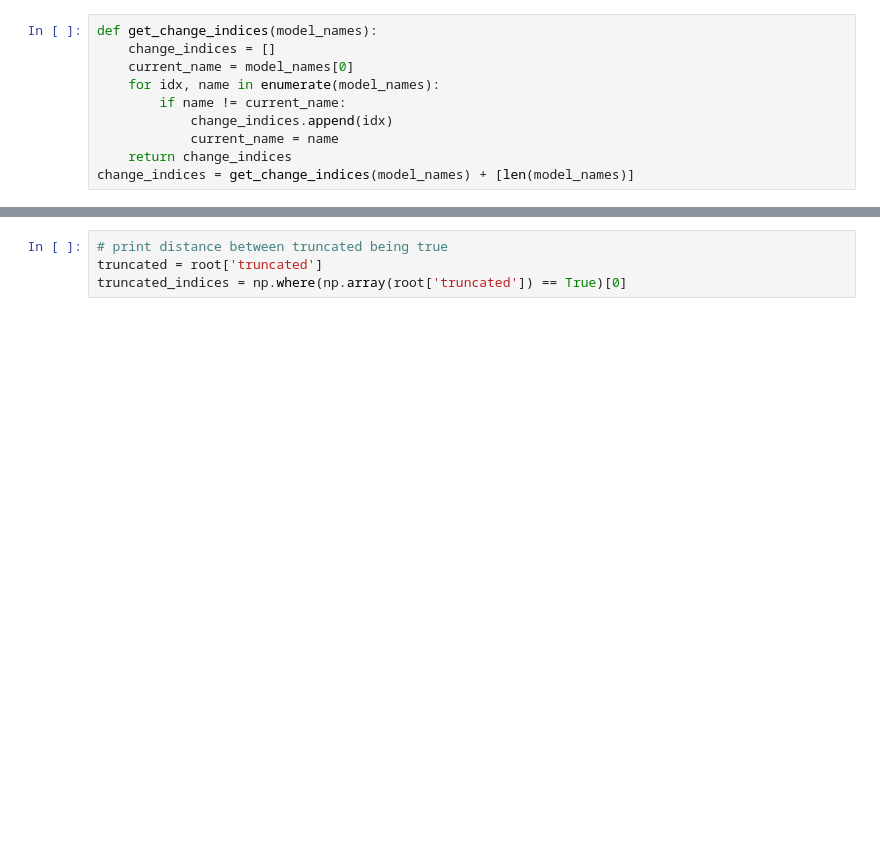
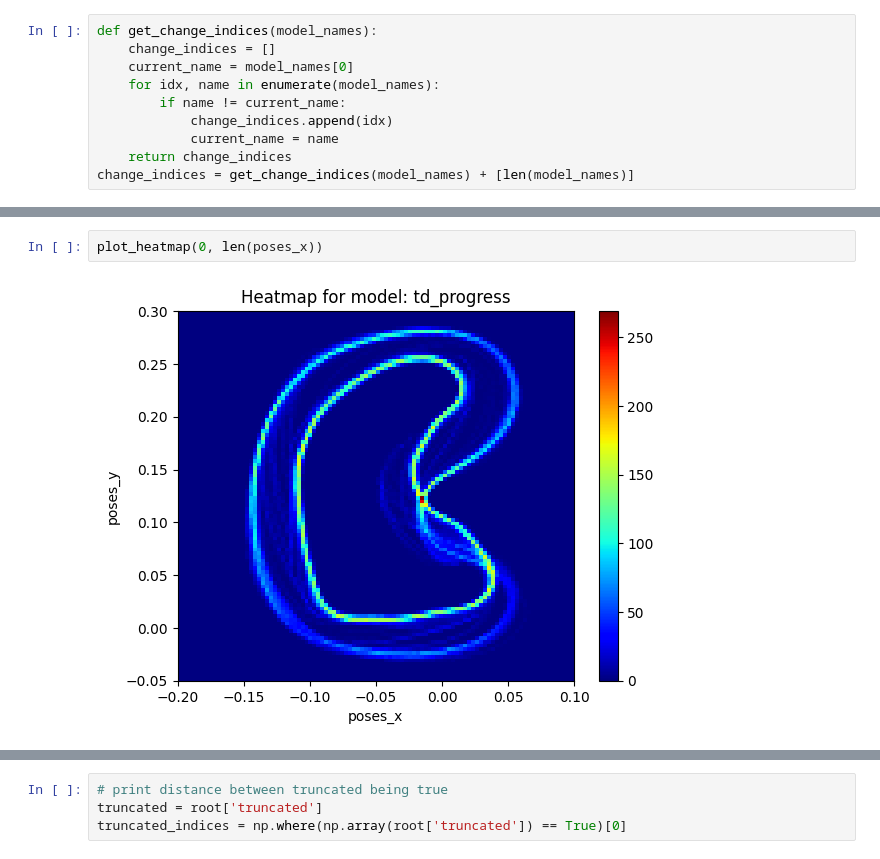
Before and after one commit to HyberionBrew/f110-sb3, a Jupyter notebook: analyze_dataset.ipynb, the cells around one changed output, grey strips where cells are left out. Saved outputs shown, nothing was run; the diff lists cells and outputs as text; blank space fills up the shorter version.

```diff
--- a/analyze_dataset.ipynb
+++ b/analyze_dataset.ipynb
@@ -52,0 +161,4 @@ for end_idx in change_indices:
+# %%
+plot_heatmap(0, len(poses_x))
+# %% [output]
+[figure, added]
```
Also changed, not shown: parts of 30 cells of this notebook, 7 other files.
